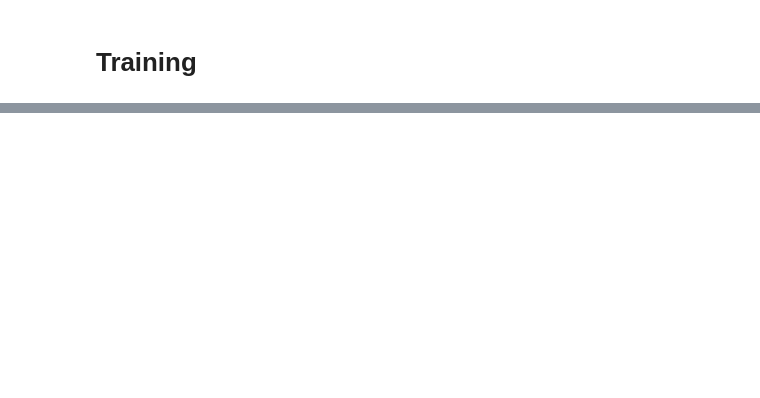
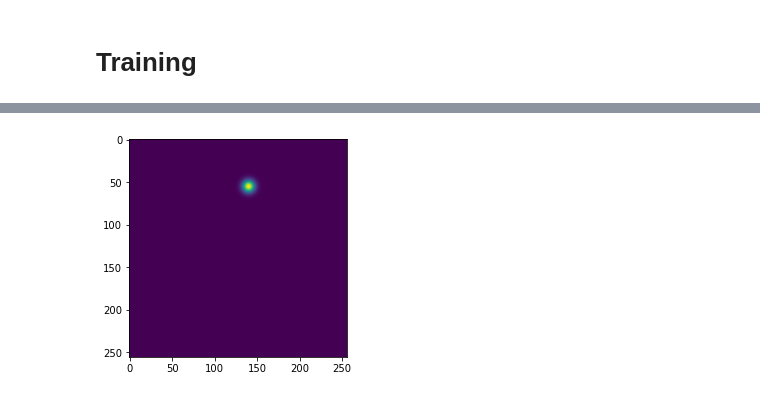
Before and after one commit to michele98/ball_tracking_padel, a Jupyter notebook: dev.ipynb, the cells around one changed output, grey strips where cells are left out. Cells and saved outputs as stored; diff of their text form; code cells hidden in the pictures; blank space fills up the shorter version.

```diff
--- a/dev.ipynb
+++ b/dev.ipynb
@@ -59,0 +137,5 @@ train_model(model,
+# %%
+plt.imshow(heatmaps_np[0])
+plt.show()
+# %% [output]
+[figure, added]
```
Also changed, not shown: parts of 14 cells of this notebook.
